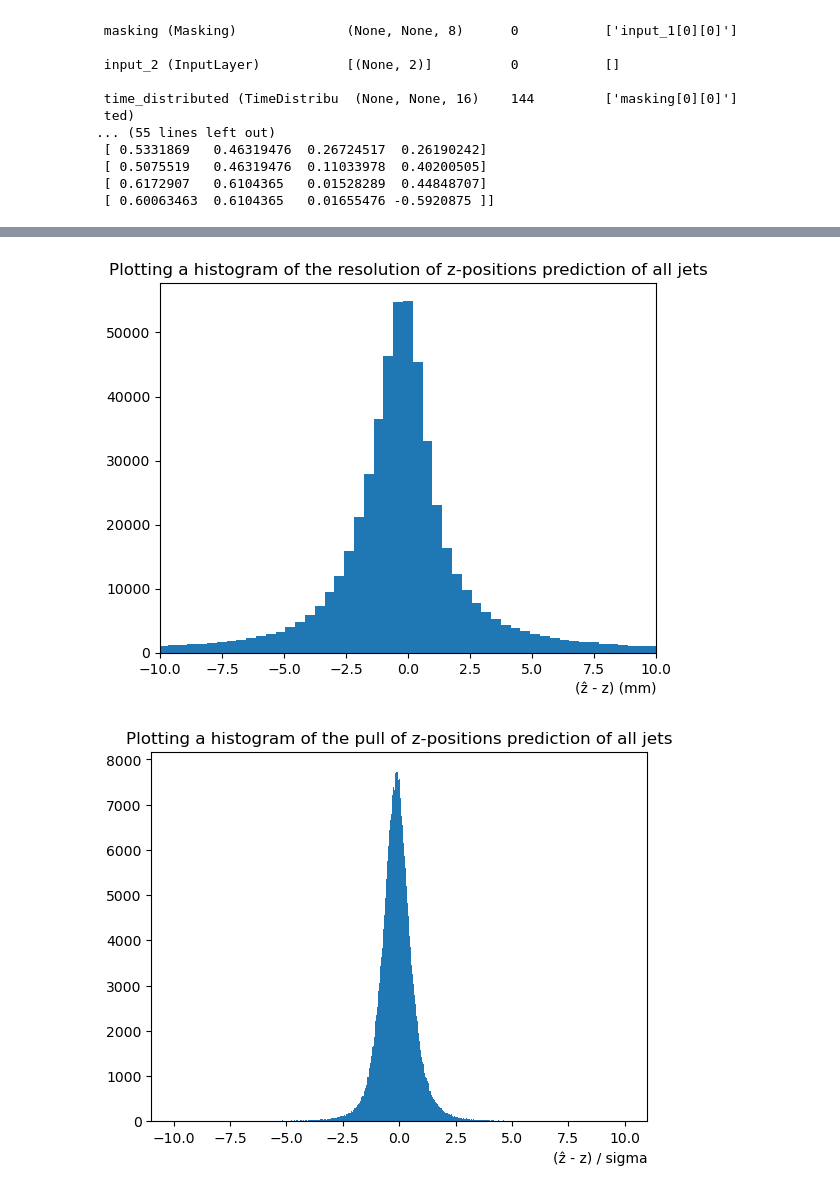
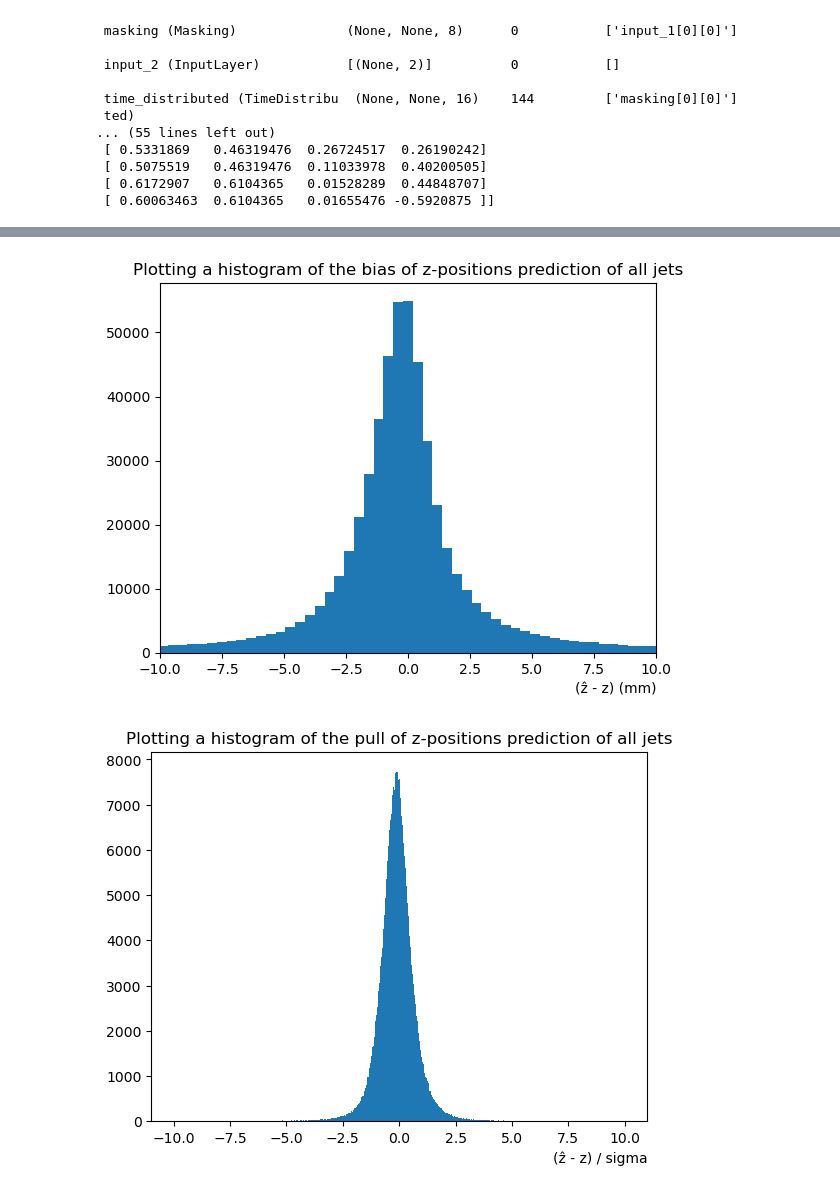
Before and after one commit to abdelllrazekkk/DIPZ_Workflow, a Jupyter notebook: DIPZ_Using.ipynb, the cells around one changed output, grey strips where cells are left out. Cells and saved outputs as stored; diff of their text form; code cells hidden in the pictures.

```diff
--- a/DIPZ_Using.ipynb
+++ b/DIPZ_Using.ipynb
@@ -265,13 +259,13 @@ plt.show()
 # %%
-"""Plotting a histogram of the resolution of z-positions prediction of all jets"""
+"""Plotting a histogram of the bias of z-positions prediction of all jets"""
 plt.hist((zhat-z)*50, bins=1000)
 #plt.yscale('log')
 plt.xlim(-10,10)
-plt.title('Plotting a histogram of the resolution of z-positions prediction of all jets')
+plt.title('Plotting a histogram of the bias of z-positions prediction of all jets')
 plt.xlabel("(z\u0302 - z) (mm)", loc='right')
 plt.show()
 # %% [output]
-[figure, old version]
+[figure, new version]
 # %%
 """Plotting a histogram of the pull of z-positions prediction of all jets"""
 plt.hist(((zhat-z)) / widths, bins=1000, range=(-10,10))
```
Also changed, not shown: parts of 3 cells of this notebook, 1 other file.
